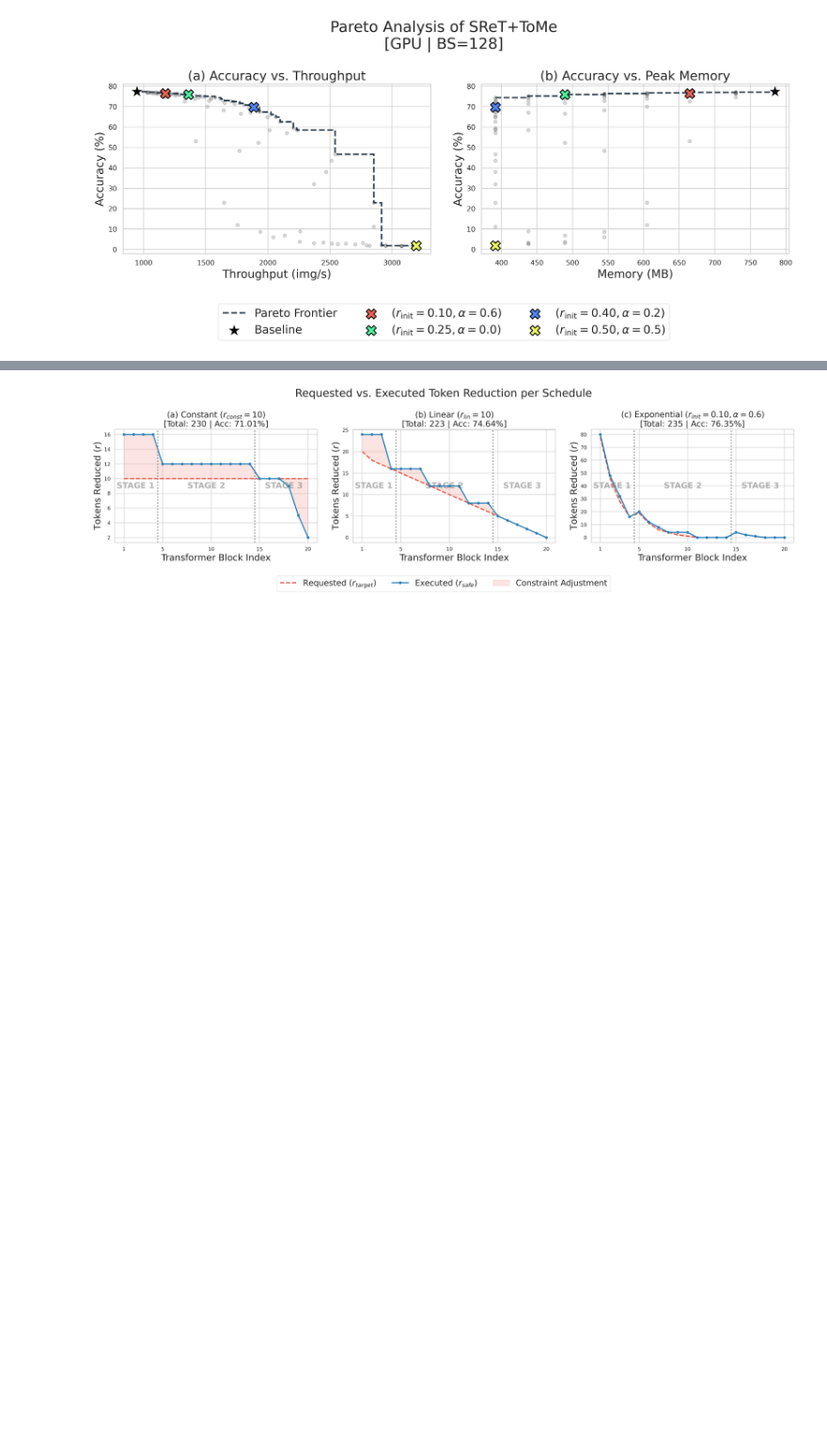
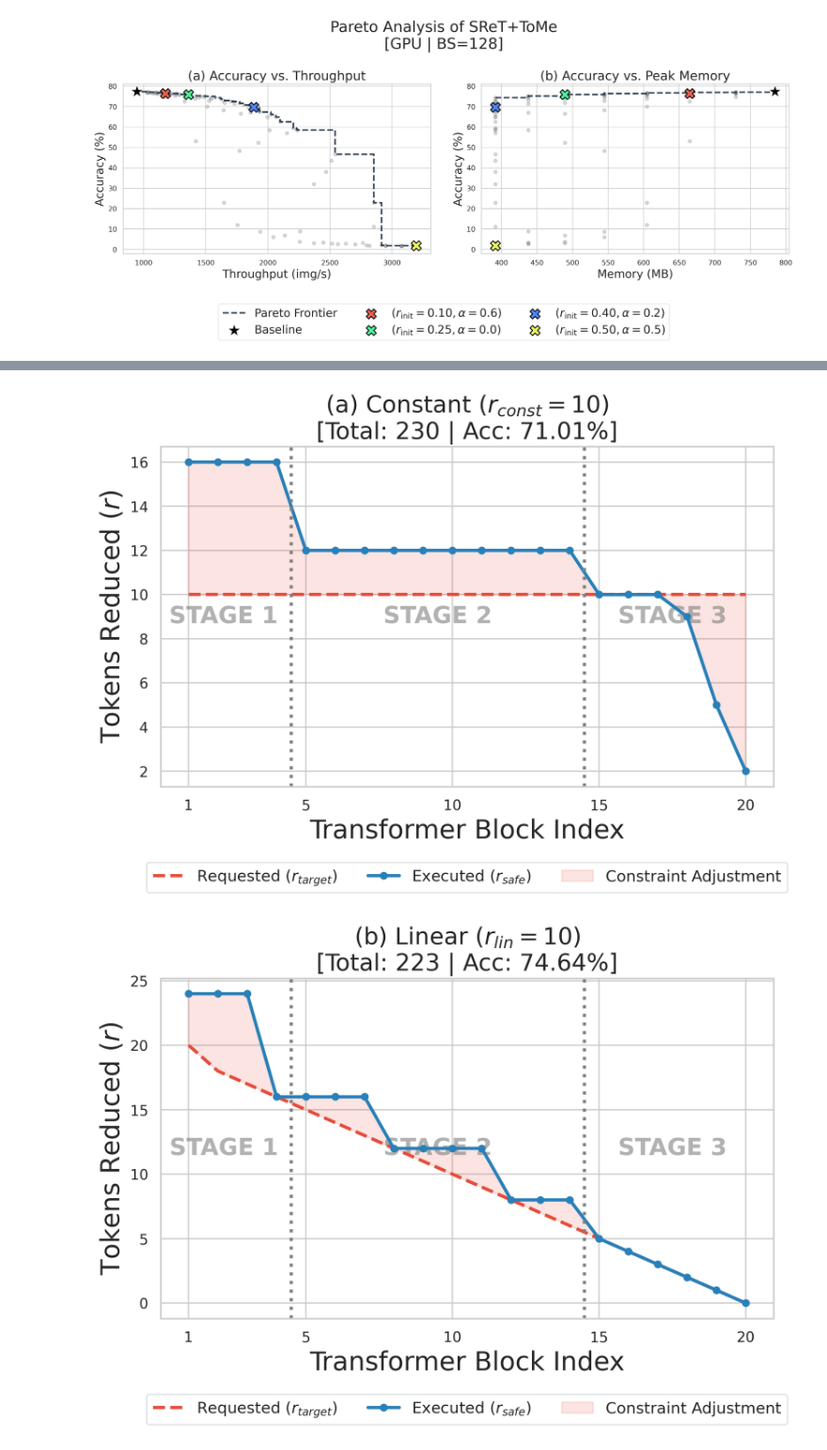
Before and after one commit to junseokm/sret-tome, a Jupyter notebook: plots.ipynb, the cells around one changed output, grey strips where cells are left out. Shown at 94% size. Cells and saved outputs as stored; diff of their text form; code cells hidden in the pictures; blank space fills up the shorter version.

Commit message:
Update plots

```diff
--- a/plots.ipynb
+++ b/plots.ipynb
@@ -197,7 +268,7 @@ plt.rcParams.update({
     'font.size': 16,
     'axes.labelsize': 20,
     'axes.titlesize': 20,
-    'legend.fontsize': 18,
+    'legend.fontsize': 12,
     'figure.dpi': 300,
     'lines.linewidth': 2.5
 })
@@ -213,45 +284,45 @@ l_target = np.array([20, 18, 17, 16] + [15, 14, 13, 12, 11, 10, 9, 8, 7, 6] + [5
 l_actual = np.array([24, 24, 24, 16] + [16, 16, 16, 12, 12, 12, 12, 8, 8, 8] + [5, 4, 3, 2, 1, 0])
 
 # exp r-init=0.10 alpha=0.6
 e6_target = np.array([78, 46, 28, 16] + [19, 11, 6, 4, 2, 1, 0, 0, 0, 0] + [4, 2, 1, 0, 0, 0])
 e6_actual = np.array([80, 48, 32, 16] + [20, 12, 8, 4, 4, 4, 0, 0, 0, 0] + [4, 2, 1, 0, 0, 0])
 
 
-fig, axes = plt.subplots(1, 3, figsize=(22, 6), sharex=True)
-
 schedules = [
-    ("(a) Constant ($r_{const}=10$)\n[Total: 230 | Acc: 71.01%]", c_target, c_actual),
-    ("(b) Linear ($r_{lin}=10$)\n[Total: 223 | Acc: 74.64%]", l_target, l_actual),
-    ("(c) Exponential ($r_{init}=0.10, \\alpha=0.6$)\n[Total: 235 | Acc: 76.35%]", e6_target, e6_actual),
+    ("a_constant", "(a) Constant ($r_{const}=10$)\n[Total: 230 | Acc: 71.01%]", c_target, c_actual),
+    ("b_linear", "(b) Linear ($r_{lin}=10$)\n[Total: 223 | Acc: 74.64%]", l_target, l_actual),
+    ("c_exponential", "(c) Exponential ($r_{init}=0.10, \\alpha=0.6$)\n[Total: 235 | Acc: 76.35%]", e6_target, e6_actual),
 ]
 
-for ax, (title, target, actual) in zip(axes, schedules):
+for filename, title, target, actual in schedules:
+    fig, ax = plt.subplots(figsize=(8, 6))
+
     ax.plot(x_blocks, target, color='#e74c3c', linestyle='--', label='Requested ($r_{target}$)')
     ax.plot(x_blocks, actual, color='#2980b9', linestyle='-', marker='o', markersize=5, label='Executed ($r_{safe}$)')
     ax.fill_between(x_blocks, target, actual, color='#e74c3c', alpha=0.15, label='Constraint Adjustment')
 
     ax.axvline(x=4.5, color='gray', linestyle=':')
     ax.axvline(x=14.5, color='gray', linestyle=':')
 
     trans = ax.get_xaxis_transform()
     ax.text(2.2, 0.5, 'STAGE 1', ha='center', va='center', transform=trans, fontsize=18, fontweight='bold', color='gray', alpha=0.6, zorder=1)
     ax.text(9.5, 0.5, 'STAGE 2', ha='center', va='center', transform=trans, fontsize=18, fontweight='bold', color='gray', alpha=0.6, zorder=1)
     ax.text(17.5, 0.5, 'STAGE 3', ha='center', va='center', transform=trans, fontsize=18, fontweight='bold', color='gray', alpha=0.6, zorder=1)
 
     ax.set_title(title, fontsize=18)
     ax.set_xticks([1, 5, 10, 15, 20])
 
     ax.set_xlabel('Transformer Block Index')
     ax.set_ylabel('Tokens Reduced ($r$)')
 
-handles, labels = axes[0].get_legend_handles_labels()
+    ax.legend(loc='upper center', bbox_to_anchor=(0.5, -0.2), ncol=3, frameon=True, facecolor='white', edgecolor='#d5dbdb')
 
-fig.legend(handles, labels, loc='lower center', bbox_to_anchor=(0.5, -0.08), ncol=3, frameon=True, facecolor='white', edgecolor='#d5dbdb')
-fig.suptitle('Requested vs. Executed Token Reduction per Schedule', fontsize=24)
-fig.tight_layout(rect=[0, 0.05, 1, 1], w_pad=2.0)
-fig.savefig('plots/reduction.pdf', bbox_inches='tight')
-fig.savefig('plots/reduction.png', bbox_inches='tight')
-plt.show()
-plt.close(fig)
+    fig.tight_layout()
+    fig.savefig(f'plots/reduction_{filename}.pdf', bbox_inches='tight')
+    fig.savefig(f'plots/reduction_{filename}.png', bbox_inches='tight')
+
+    plt.show()
+    plt.close(fig)
 # %% [output]
-[figure, old version]
+[figure, new version]
+[figure, added]
```
Also changed, not shown: parts of 4 cells of this notebook, 14 other files.
